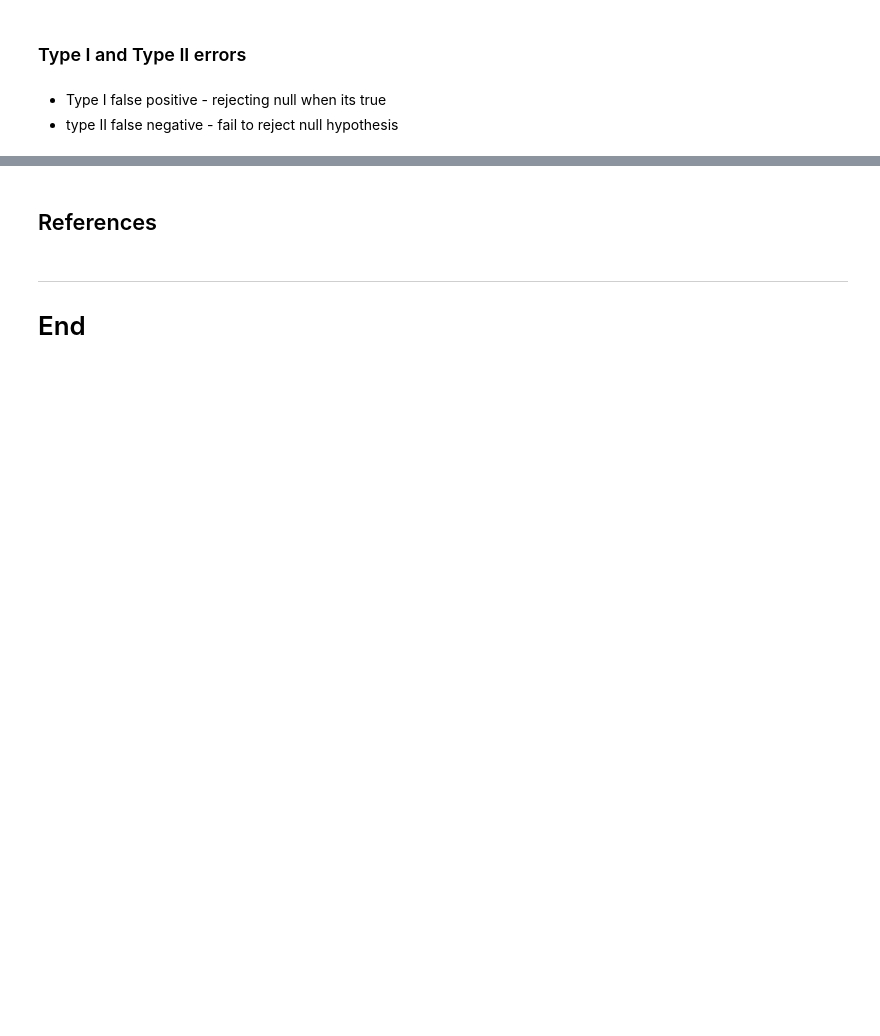
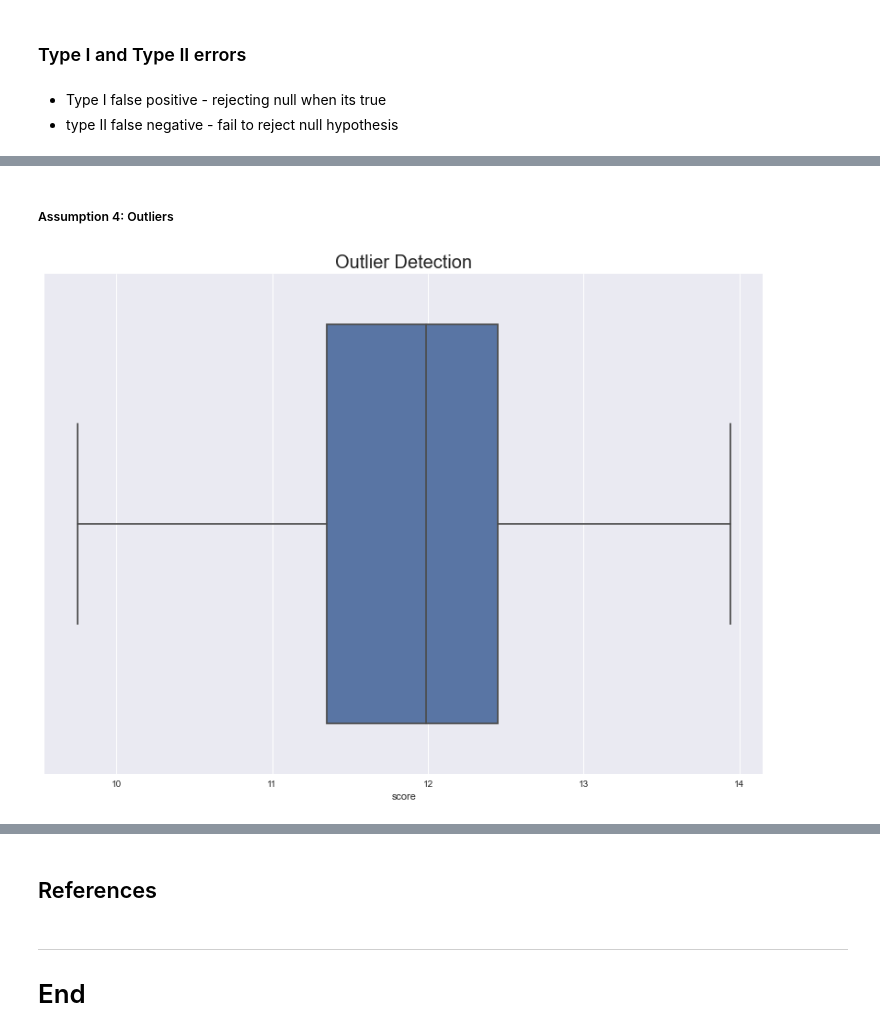
Before and after one commit to conor1982/ML_and_Stats_Assessment, a Jupyter notebook: scipy-stats.ipynb, the cells around one changed output, grey strips where cells are left out. Saved outputs shown, nothing was run; the diff lists cells and outputs as text; code cells hidden in the pictures; blank space fills up the shorter version.

```diff
--- a/scipy-stats.ipynb
+++ b/scipy-stats.ipynb
@@ -433,0 +494,12 @@ print(f"{typeii:0.2f}%")
+# %%
+rng = np.random.default_rng(42)
+
+group_a = list(rng.normal(loc=11.7,size=21))
+group_b = list(rng.normal(loc=11.8,size=20))
+group_c = list(rng.normal(loc=11.9,size=23))
+# %%
+all_groups = group_a+group_b+group_c
+
+group_names = (['A']*len(group_a)) + (['B']*len(group_b)) + (['C']*len(group_c))
+# %%
+df = pd.DataFrame({'group':group_names,'score':all_groups})
@@ -433,0 +529,4 @@ print(f"{typeii:0.2f}%")
+# %%
+#dependent variable
+dependent = df['score']
+dependent.head()
@@ -433,0 +558,7 @@ print(f"{typeii:0.2f}%")
+# %% [markdown]
+##### Assumption 4: Outliers
+# %%
+# https://seaborn.pydata.org/generated/seaborn.boxplot.html
+sns.boxplot(x=dependent).set_title('Outlier Detection',fontsize=20);
+# %% [output]
+[figure, added]
```
Also changed, not shown: parts of 87 cells of this notebook, 2 other files.
